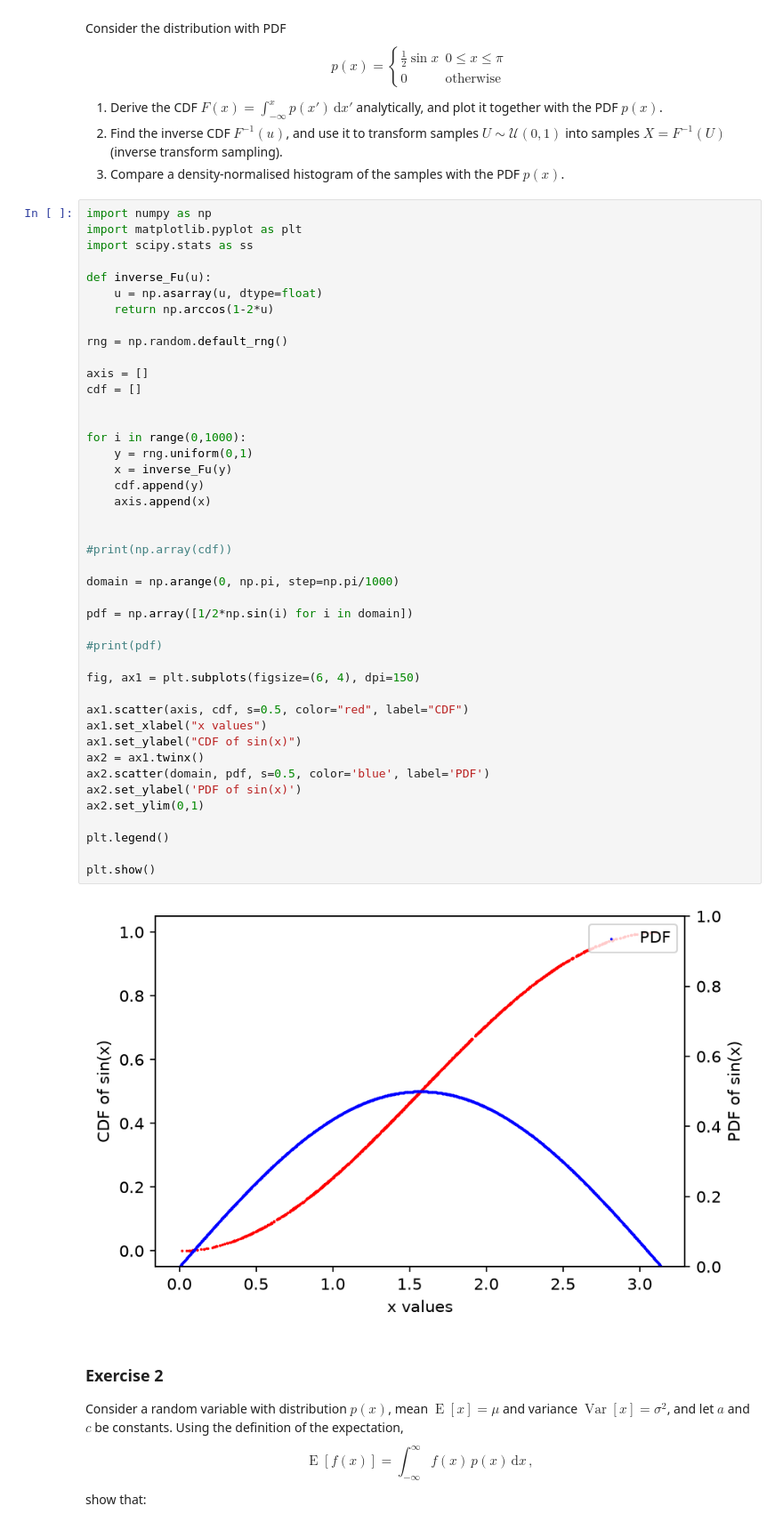
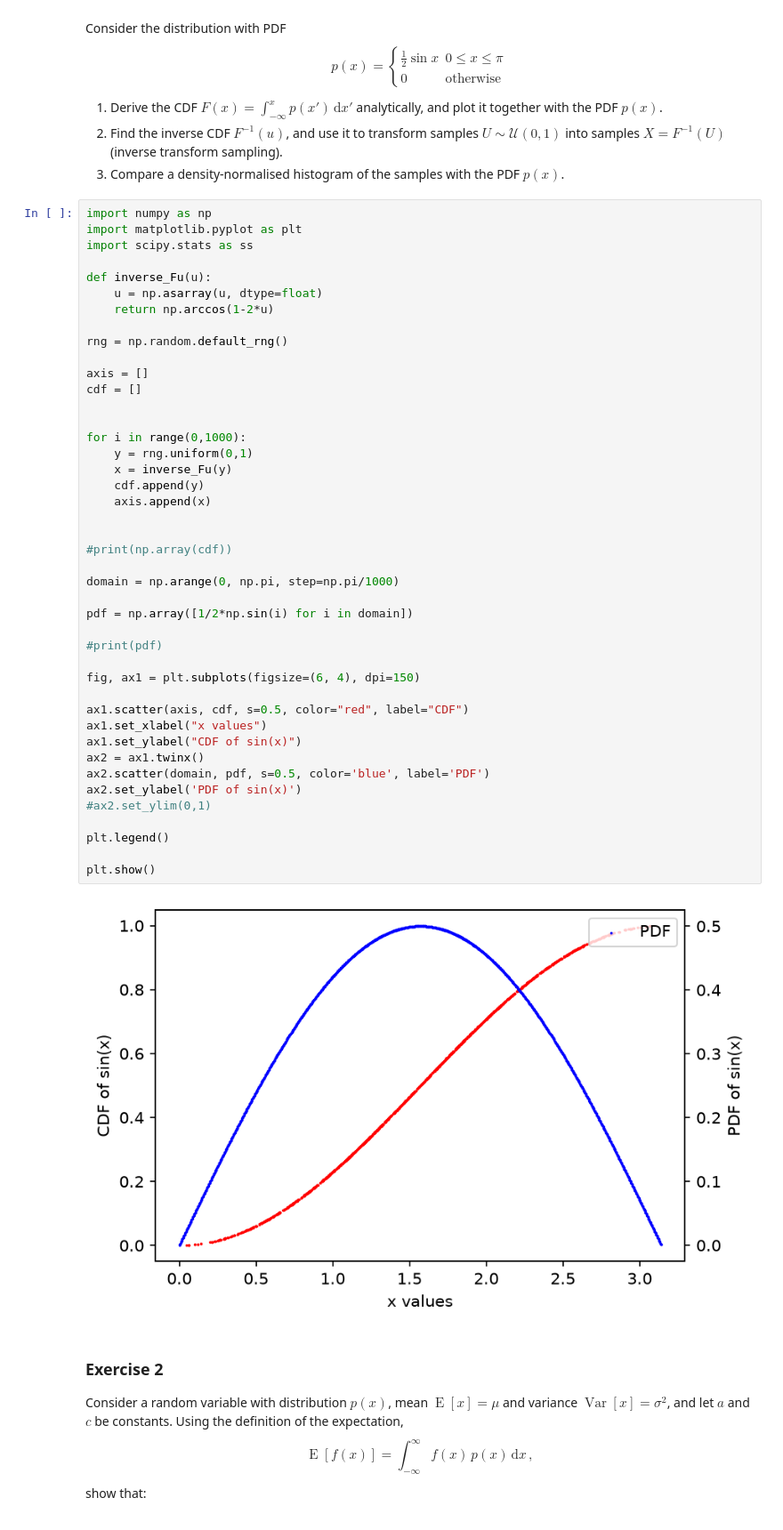
Before and after one commit to lorivandebroek/Bayesian-Stats-HS2026, a Jupyter notebook: my_exercise_solutions/week3_exercise_Laurent.ipynb, the cells around one changed output. Shown at 89% size. Cells and saved outputs as stored; diff of their text form.

```diff
--- a/my_exercise_solutions/week3_exercise_Laurent.ipynb
+++ b/my_exercise_solutions/week3_exercise_Laurent.ipynb
@@ -28,35 +28,35 @@ cdf = []
 
 
 for i in range(0,1000):
     y = rng.uniform(0,1)
     x = inverse_Fu(y)
     cdf.append(y)
     axis.append(x)
 
 
 #print(np.array(cdf))
 
 domain = np.arange(0, np.pi, step=np.pi/1000)
 
 pdf = np.array([1/2*np.sin(i) for i in domain])
 
 #print(pdf)
 
 fig, ax1 = plt.subplots(figsize=(6, 4), dpi=150)
 
 ax1.scatter(axis, cdf, s=0.5, color="red", label="CDF")
 ax1.set_xlabel("x values")
 ax1.set_ylabel("CDF of sin(x)")
 ax2 = ax1.twinx()
 ax2.scatter(domain, pdf, s=0.5, color='blue', label='PDF')
 ax2.set_ylabel('PDF of sin(x)')
-ax2.set_ylim(0,1)
+#ax2.set_ylim(0,1)
 
 plt.legend()
 
 plt.show()
 # %% [output]
-[figure, old version]
+[figure, new version]
 # %% [markdown]
 ### Exercise 2
 
```
Also changed, not shown: parts of 4 cells of this notebook.
